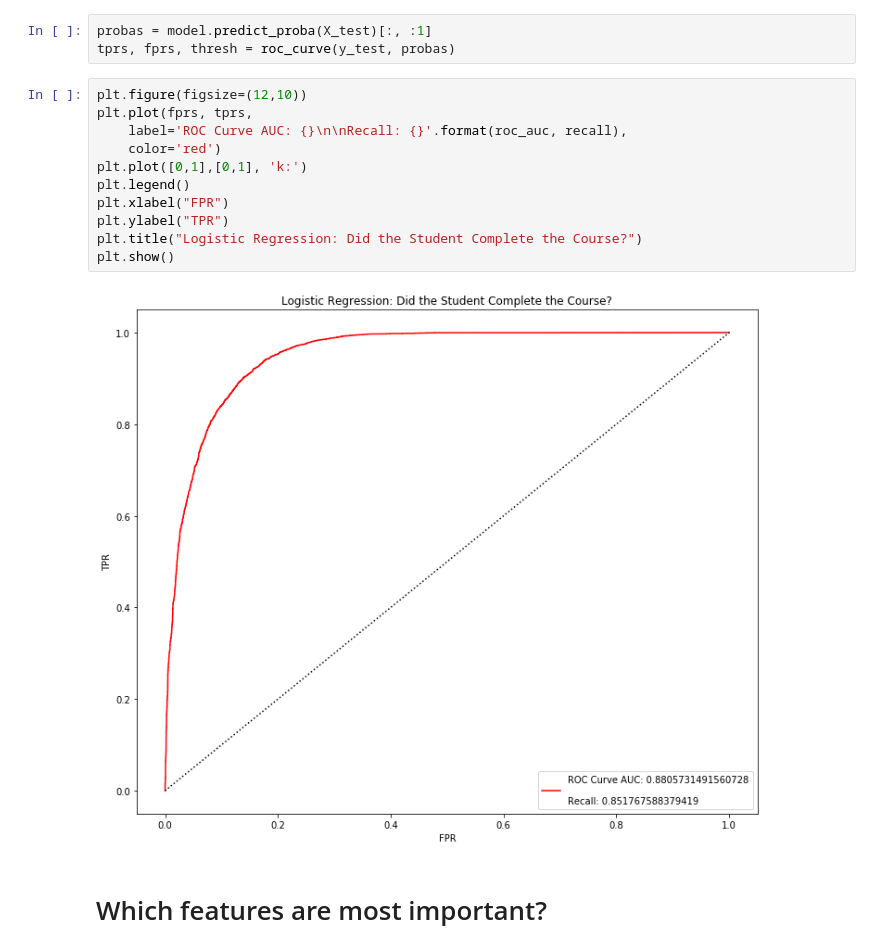
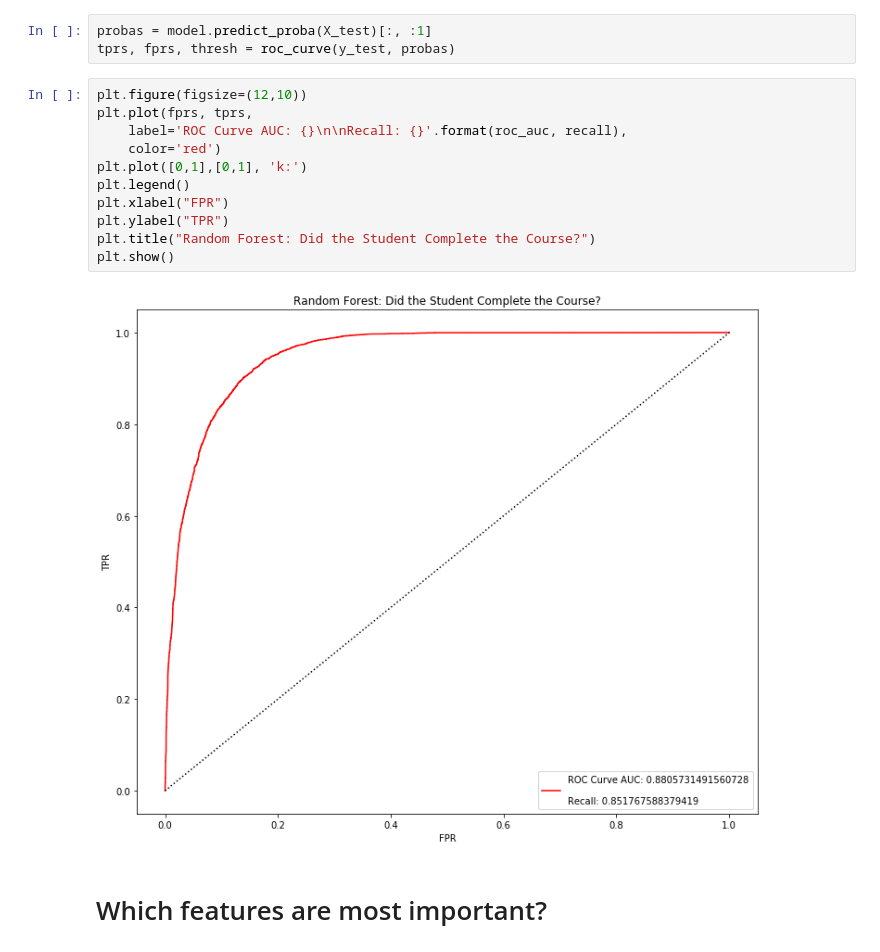
Before and after one commit to jeremymiller00/Predicting-Success-in-Online-Education, a Jupyter notebook: models/random_forest_completion.ipynb, the cells around one changed output. Cells and saved outputs as stored; diff of their text form.

```diff
--- a/models/random_forest_completion.ipynb
+++ b/models/random_forest_completion.ipynb
@@ -74,16 +73,16 @@ tprs, fprs, thresh = roc_curve(y_test, probas)
 # %%
 plt.figure(figsize=(12,10))
 plt.plot(fprs, tprs,
     label='ROC Curve AUC: {}\n\nRecall: {}'.format(roc_auc, recall),
     color='red')
 plt.plot([0,1],[0,1], 'k:')
 plt.legend()
 plt.xlabel("FPR")
 plt.ylabel("TPR")
-plt.title("Logistic Regression: Did the Student Complete the Course?")
+plt.title("Random Forest: Did the Student Complete the Course?")
 plt.show()
 # %% [output]
-[figure, old version]
+[figure, new version]
 # %% [markdown]
 # Which features are most important?
 # %%
```
Also changed, not shown: parts of 1 cell of this notebook, 1 other file.
